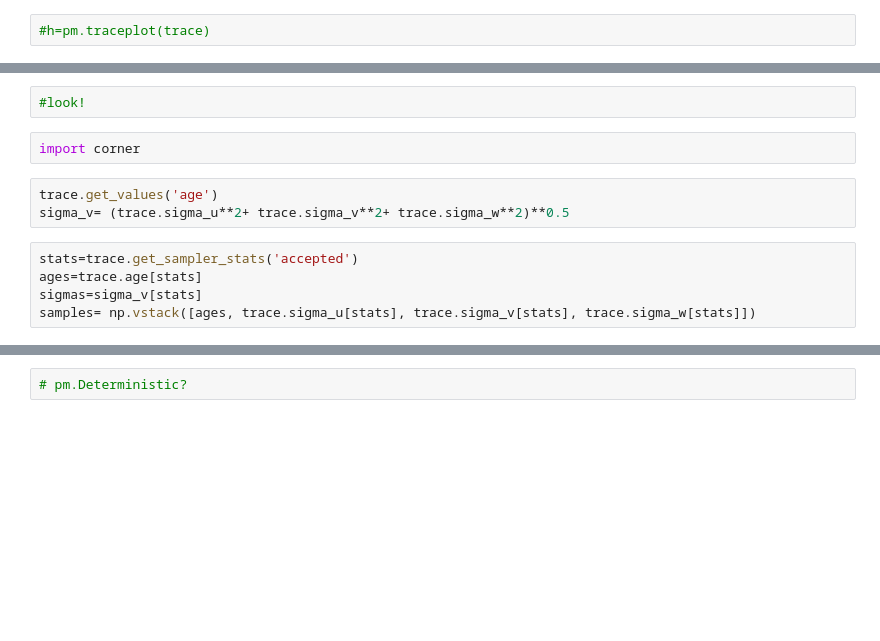
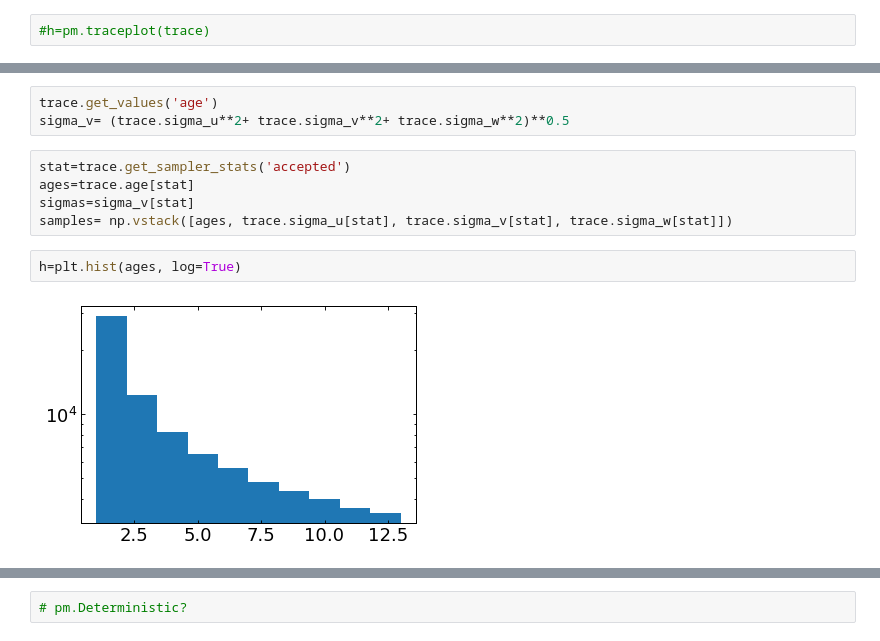
Before and after one commit to caganze/J1624, a Jupyter notebook: notebooks/Hierchical Bayesian Age.ipynb, the cells around one changed output, grey strips where cells are left out. Saved outputs shown, nothing was run; the diff lists cells and outputs as text; blank space fills up the shorter version.

```diff
--- a/notebooks/Hierchical Bayesian Age.ipynb
+++ b/notebooks/Hierchical Bayesian Age.ipynb
@@ -75,15 +134,15 @@ plt.title("MCMC estimation of age");
-# %%
-#look!
-# %%
-import corner
 # %%
 trace.get_values('age')
 sigma_v= (trace.sigma_u**2+ trace.sigma_v**2+ trace.sigma_w**2)**0.5
 # %%
-stats=trace.get_sampler_stats('accepted')
-ages=trace.age[stats]
-sigmas=sigma_v[stats]
-samples= np.vstack([ages, trace.sigma_u[stats], trace.sigma_v[stats], trace.sigma_w[stats]])
+stat=trace.get_sampler_stats('accepted')
+ages=trace.age[stat]
+sigmas=sigma_v[stat]
+samples= np.vstack([ages, trace.sigma_u[stat], trace.sigma_v[stat], trace.sigma_w[stat]])
+# %%
+h=plt.hist(ages, log=True)
+# %% [output]
+[figure, added]
 # %%
 h=corner.corner(samples.T)
 # %% [output]
```
Also changed, not shown: parts of 76 cells of this notebook, 22 other files.
